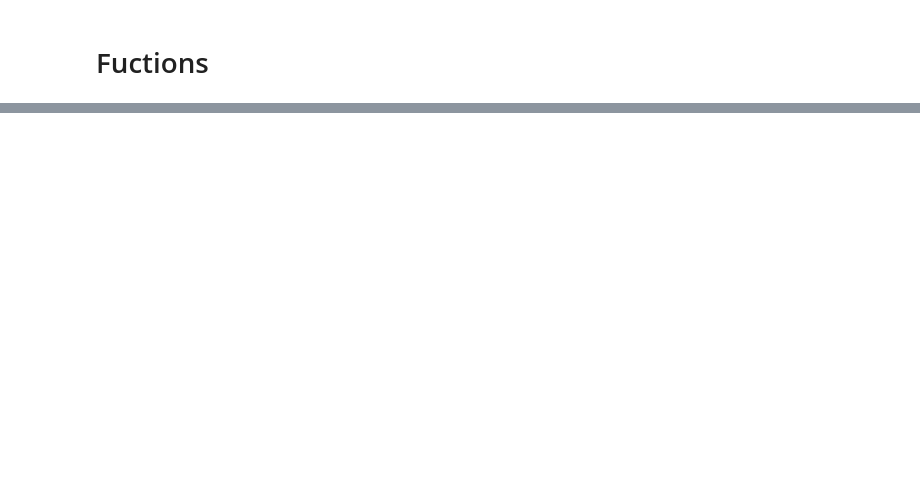
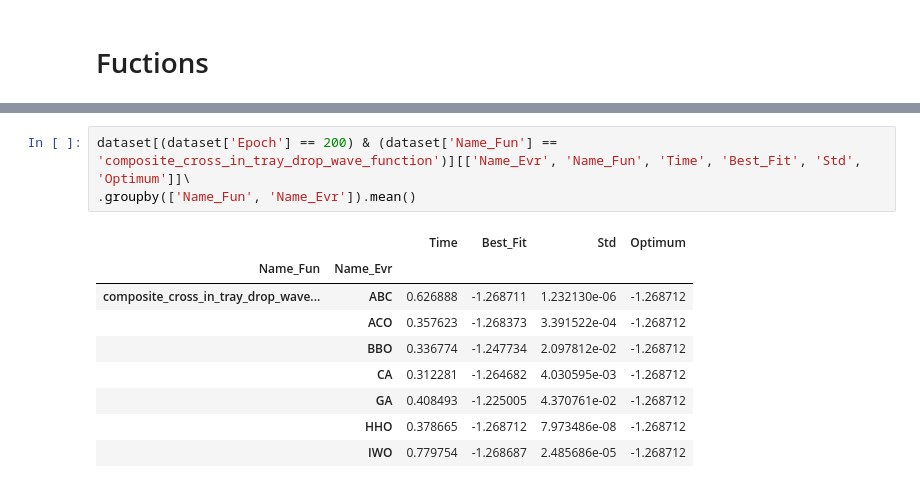
Before and after one commit to pvshebarshin/Comparative-evaluation-of-the-effectiveness-of-metaheuristic-optimization-algorithms, a Jupyter notebook: src/analysis/greaph_result.ipynb, the cells around one changed output, grey strips where cells are left out. Cells and saved outputs as stored; diff of their text form; blank space fills up the shorter version.

```diff
--- a/src/analysis/greaph_result.ipynb
+++ b/src/analysis/greaph_result.ipynb
@@ -494,0 +549,13 @@ dataset[(dataset['Epoch'] == 200) & (dataset['Name_Fun'] == 'xin_she_yang_functi
+# %%
+dataset[(dataset['Epoch'] == 200) & (dataset['Name_Fun'] == 'composite_cross_in_tray_drop_wave_function')][['Name_Evr', 'Name_Fun', 'Time', 'Best_Fit', 'Std', 'Optimum']]\
+.groupby(['Name_Fun', 'Name_Evr']).mean()
+# %% [output]
+|  |  | Time | Best_Fit | Std | Optimum |
+| Name_Fun | Name_Evr |  |  |  |  |
+| composite_cross_in_tray_drop_wave... | ABC | 0.626888 | -1.268711 | 1.232130e-06 | -1.268712 |
+|  | ACO | 0.357623 | -1.268373 | 3.391522e-04 | -1.268712 |
+|  | BBO | 0.336774 | -1.247734 | 2.097812e-02 | -1.268712 |
+|  | CA | 0.312281 | -1.264682 | 4.030595e-03 | -1.268712 |
+|  | GA | 0.408493 | -1.225005 | 4.370761e-02 | -1.268712 |
+|  | HHO | 0.378665 | -1.268712 | 7.973486e-08 | -1.268712 |
+|  | IWO | 0.779754 | -1.268687 | 2.485686e-05 | -1.268712 |
```
Also changed, not shown: parts of 37 cells of this notebook.
